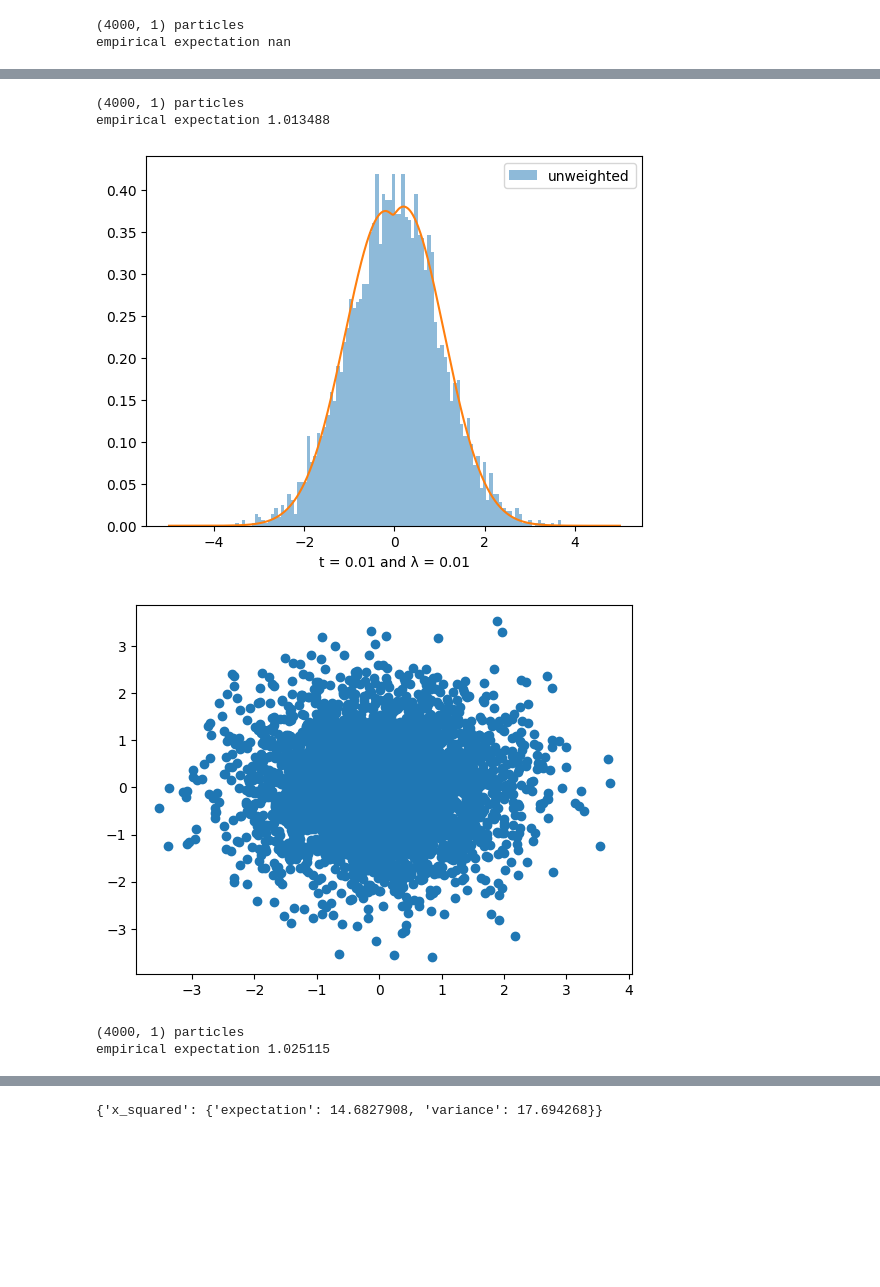
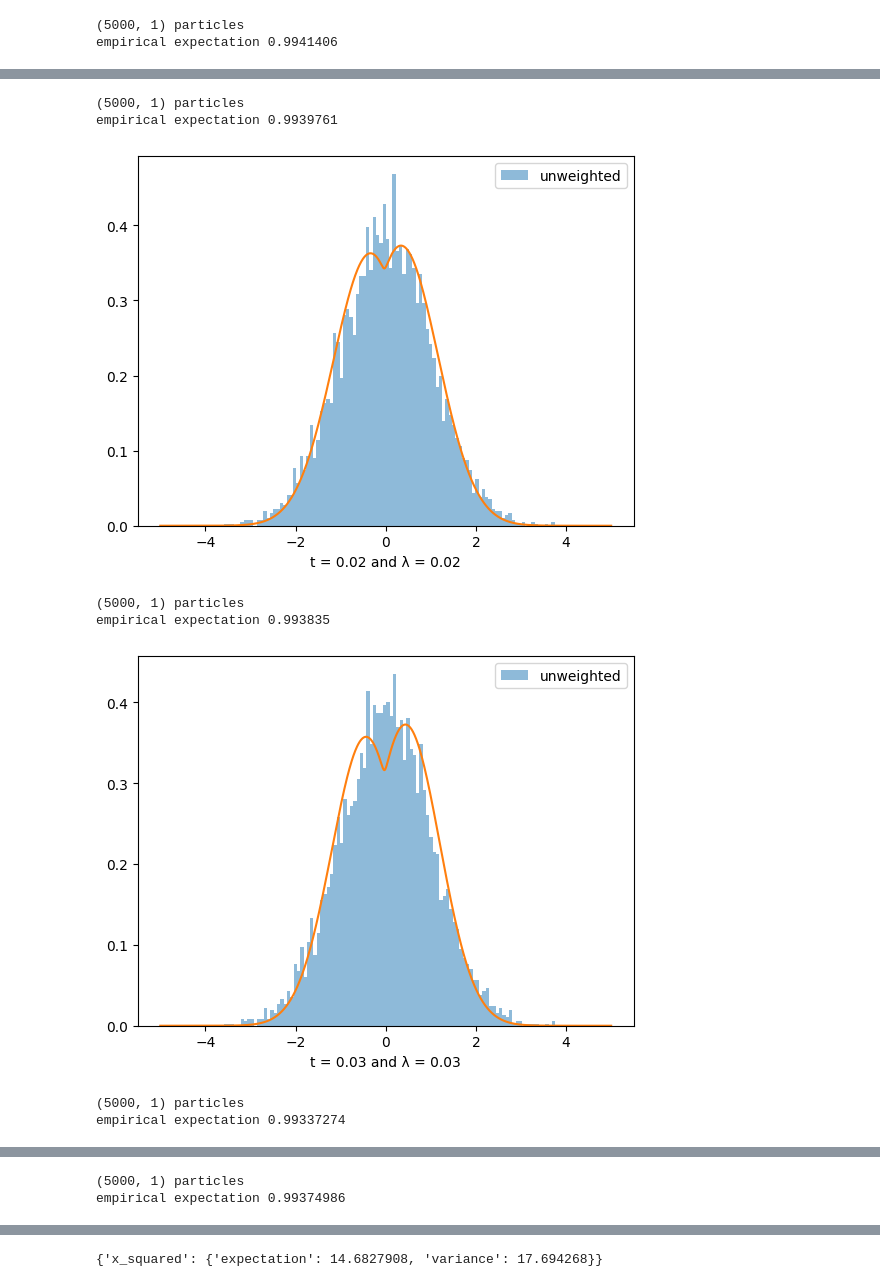
Before and after one commit to reubenharry/counterdiabatic-hmc, a Jupyter notebook: data/explore.ipynb, the cells around one changed output, grey strips where cells are left out. Saved outputs shown, nothing was run; the diff lists cells and outputs as text; code cells hidden in the pictures; blank space fills up the shorter version.

```diff
--- a/data/explore.ipynb
+++ b/data/explore.ipynb
@@ -90,8 +91,8 @@ def make_hist(file, system_name, use_weights=True):
         ps = data['snapshots']['ps'][i]
 
         # scatterplot of qs and ps
-        plt.scatter(qs[:,0], ps[:,0])
-        plt.show()
+        # plt.scatter(qs[:,0], ps[:,0])
+        # plt.show()
 
 
     # plt.plot(all_weights)
@@ -116,7 +117,9 @@ def make_hist(file, system_name, use_weights=True):
 # system_name = 'gaussian_annealing'
 system_name = 'mixture'
 # system_name = 'gaussian_moving_mean'
-ansatz = 'neural_network'
+ansatz = 'naive'
+# ansatz = 'neural_network'
+# ansatz = 'polynomial'
 weighting = 'unweighted'
 
 # make_hist(file='naive/double_well/leapfrog/naive_weighted.pkl', i=0)
@@ -127,7 +130,7 @@ weighting = 'unweighted'
 
 
 # make_hist(file=f'polynomial/{system_name}/leapfrog/cd_weighted.pkl', system_name=system_name)
-make_hist(file=f'{ansatz}/{system_name}/leapfrog/cd_{weighting}.pkl', system_name=system_name, use_weights=weighting=='weighted')
+make_hist(file=f'{ansatz}/{system_name}/leapfrog/{weighting}.pkl', system_name=system_name, use_weights=weighting=='weighted')
 # make_hist(file=f'mixture_smc_adjusted_hmc.pkl', system_name=system_name)
 
 # make_hist(file=f'naive/{system_name}/leapfrog/naive_weighted.pkl', system_name=system_name)
@@ -136,2 +142,2 @@ dict_keys(['qs', 'ps', 'weights', 'lam', 'resampling_events', 'times', 'loss_his
-(4000, 1) particles
-empirical expectation nan
+(5000, 1) particles
+empirical expectation 0.9941406
@@ -140,6 +145,8 @@ empirical expectation nan
-(4000, 1) particles
-empirical expectation 1.013488
+(5000, 1) particles
+empirical expectation 0.9939761
-[figure, old version]
+[figure, new version]
+(5000, 1) particles
+empirical expectation 0.993835
-[figure, old version]
+[figure, new version]
-(4000, 1) particles
-empirical expectation 1.025115
+(5000, 1) particles
+empirical expectation 0.99337274
@@ -146,0 +154,2 @@ empirical expectation 1.025115
+(5000, 1) particles
+empirical expectation 0.99374986
```
Also changed, not shown: parts of 5 cells of this notebook, 33 other files.
